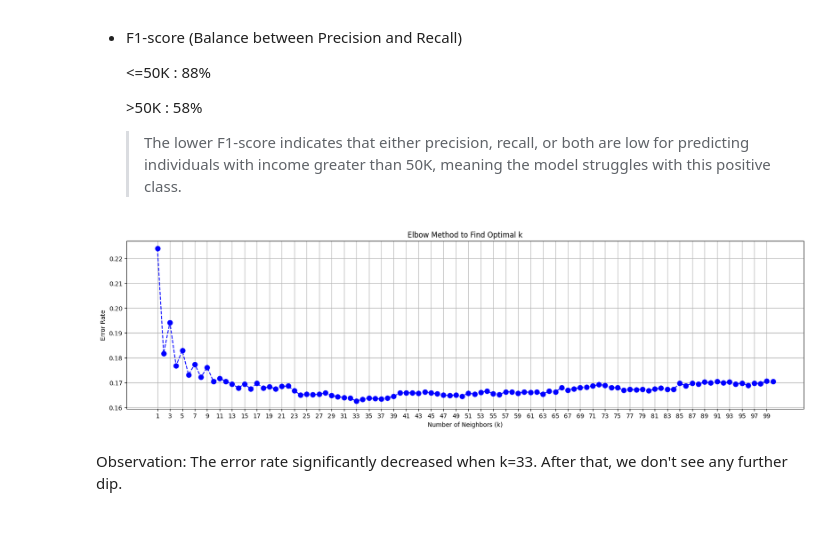
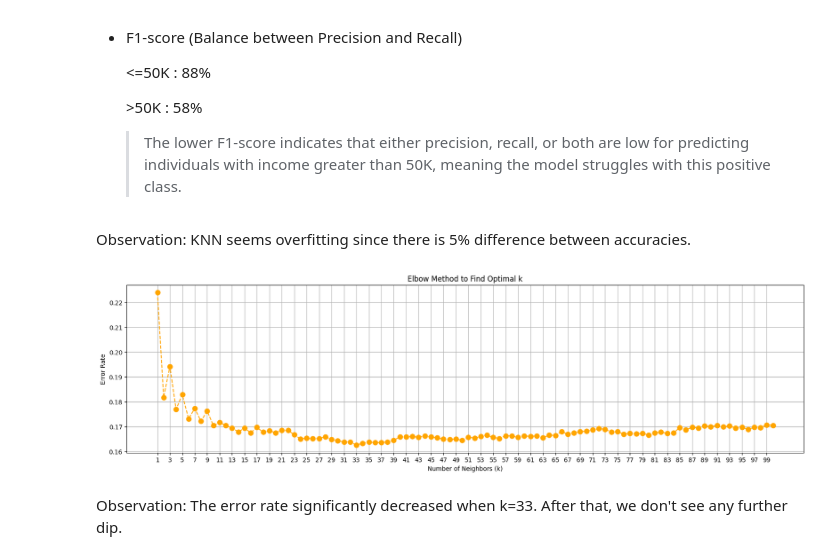
Before and after one commit to Graceyujung/ML, a Jupyter notebook: classification_modeling/Grace_Classification_Modeling.ipynb, the cells around one changed output. Drawn from its saved outputs; the diff is of its cells as text; code cells hidden in the pictures; blank space fills up the shorter version.

```diff
--- a/classification_modeling/Grace_Classification_Modeling.ipynb
+++ b/classification_modeling/Grace_Classification_Modeling.ipynb
@@ -265,7 +260,7 @@ def find_outliers_iqr(data, column):
     upper_bound = Q3 + 1.5 * IQR
 
     outliers = data[(data[column] < lower_bound) | (data[column] > upper_bound)]
-    return outliers
+    return outliers, lower_bound, upper_bound
 
 # check outliers for each numerical column
 for col in numerical_cols:
@@ -304,12 +299,7 @@ Observation: I chose Capping for age outliers, and the range to clip was chosen
 import pandas as pd
 import numpy as np
 
-Q1 = data['fnlwgt'].quantile(0.25)
-Q3 = data['fnlwgt'].quantile(0.75)
-IQR = Q3 - Q1
-lower_bound = Q1 - 1.5 * IQR
-upper_bound = Q3 + 1.5 * IQR
-
+outliers, lower_bound, upper_bound = find_outliers_iqr(data, 'fnlwgt')
 median_value = data['fnlwgt'].median()
 data['fnlwgt'] = data['fnlwgt'].apply(lambda x: median_value if x < lower_bound or x > upper_bound else x)
 
@@ -775,17 +762,6 @@ from sklearn.neighbors import KNeighborsClassifier
 from sklearn.metrics import accuracy_score
 import numpy as np
 # %%
-knn_clr = KNeighborsClassifier()
-knn_clr.fit(X_train_scaled, Y_train)
-
-Y_knn_pred = knn_clr.predict(X_test_scaled)
-
-cm_knn = confusion_matrix(Y_test, Y_knn_pred)
-print("Confusion Matrix (KNN): \n", cm_knn)
-
-cr_knn = classification_report(Y_test, Y_knn_pred, target_names=target_names)
-print("\nClassification Report (KNN):\n", cr_knn)
-
-accuracy_knn = accuracy_score(Y_test, Y_knn_pred)
-print(f"\nAccuracy (KNN): {accuracy_knn:.2f}")
+knn = KNeighborsClassifier()
+evaluate_model(knn, X_train_scaled, Y_train, X_test_scaled, Y_test)
 # %% [output]
@@ -848,6 +836,8 @@ Observation:
   \>50K : 58%
 
   >The lower F1-score indicates that either precision, recall, or both are low for predicting individuals with income greater than 50K, meaning the model struggles with this positive class.
+# %% [markdown]
+Observation: KNN seems overfitting since there is 5% difference between accuracies.
 # %%
 # test different values of k to perform KNN
 error_rates = []
@@ -855,21 +845,21 @@ k_values = range(1, 101)
 for k in k_values:
     knn = KNeighborsClassifier(n_neighbors=k)
     knn.fit(X_train_scaled, Y_train)  # train the model
-    Y_knn_pred = knn.predict(X_test_scaled)  # predict on test set
-    error = 1 - accuracy_score(Y_test, Y_knn_pred)  # calculate error rate
+    y_knn_pred = knn.predict(X_test_scaled)  # predict on test set
+    error = 1 - accuracy_score(Y_test, y_knn_pred)  # calculate error rate
     error_rates.append(error)
 # %%
 # plot the elbow curve to find the optimal value of k
 plt.figure(figsize=(20, 5))
-plt.plot(k_values, error_rates, marker='o', linestyle='dashed', color='b', markersize=8)
+plt.plot(k_values, error_rates, marker='o', linestyle='dashed', color='orange', markersize=8)
 plt.xlabel('Number of Neighbors (k)')
 plt.ylabel('Error Rate')
 plt.title('Elbow Method to Find Optimal k')
 plt.xticks(np.arange(1, 101, step=2))
 plt.grid(True)
 plt.show()
 # %% [output]
-[figure, old version]
+[figure, new version]
 # %% [markdown]
 Observation: The error rate significantly decreased when k=33. After that, we don't see any further dip.
 # %%
```
Also changed, not shown: parts of 45 cells of this notebook.
